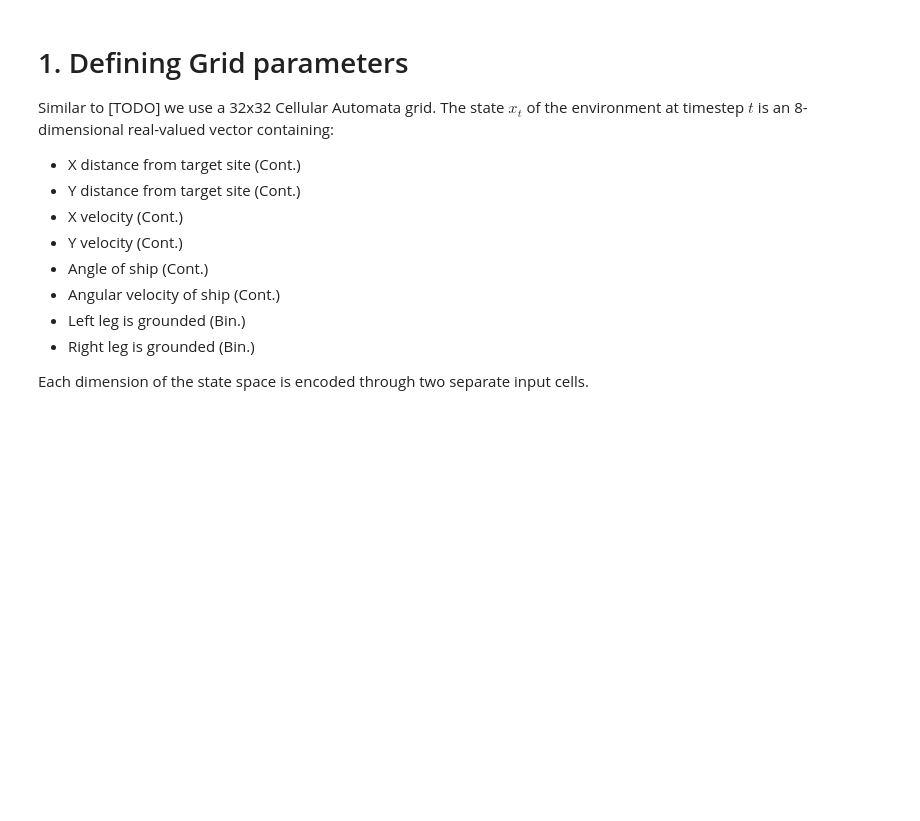
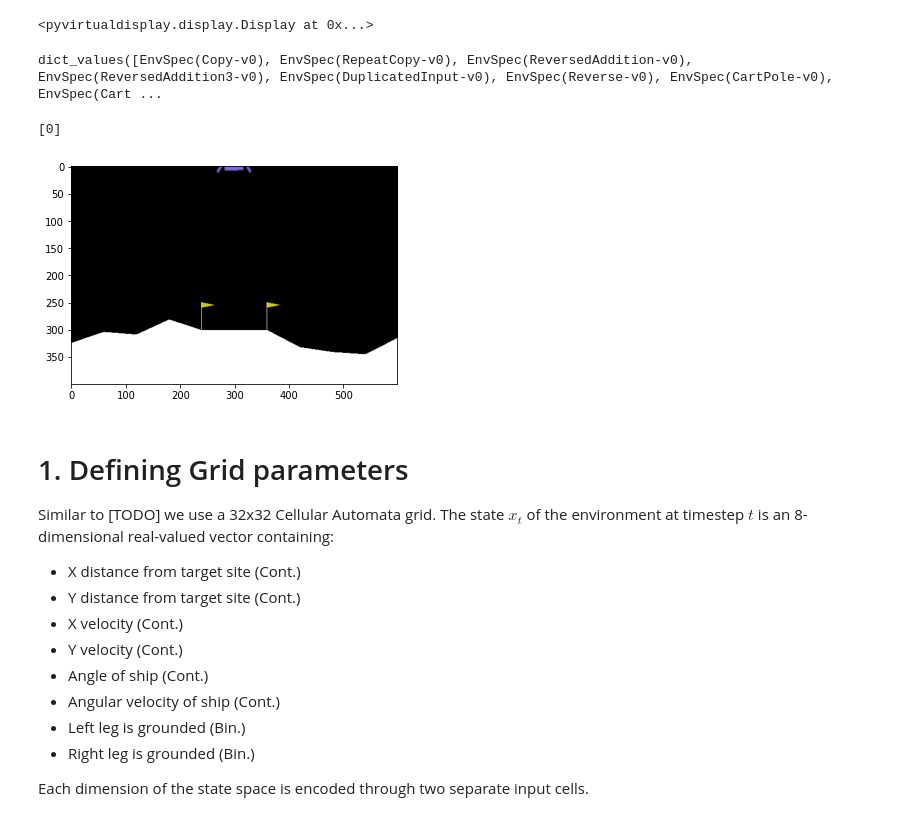
Before and after one commit to JanSchering/natural_computing, a Jupyter notebook: final/neuralCA_RL.ipynb, the cells around one changed output. Drawn from its saved outputs; the diff is of its cells as text; code cells hidden in the pictures; blank space fills up the shorter version.

Commit message:
LunarLander

```diff
--- a/final/neuralCA_RL.ipynb
+++ b/final/neuralCA_RL.ipynb
@@ -16,3 +22,29 @@ from SelfOrgControl.NeuralCAVisu import visualize_agent, show_influence_field
+# %%
+#Start a virtual display to be able to render the cart-pole environment in Colab
+from IPython import display as ipythondisplay
+from pyvirtualdisplay import Display
+display = Display(visible=0, size=(400, 300))
+display.start()
+# %% [output]
+<pyvirtualdisplay.display.Display at 0x...>
+# %%
+print(gym.envs.registry.all())
+
+env = gym.make("LunarLander-v2")
+env.seed(0)
+# %% [output]
+dict_values([EnvSpec(Copy-v0), EnvSpec(RepeatCopy-v0), EnvSpec(ReversedAddition-v0), EnvSpec(ReversedAddition3-v0), EnvSpec(DuplicatedInput-v0), EnvSpec(Reverse-v0), EnvSpec(CartPole-v0), EnvSpec(Cart ...
+[0]
+# %%
+env.reset()
+img = env.render(mode='rgb_array')
+
+plt.imshow(img)
+ipythondisplay.clear_output(wait=True)
+ipythondisplay.display(plt.gcf())
+ipythondisplay.clear_output(wait=True)
+# %% [output]
+[figure, added]
 # %% [markdown]
 # 1. Defining Grid parameters
 
```
Also changed, not shown: parts of 3 cells of this notebook.
